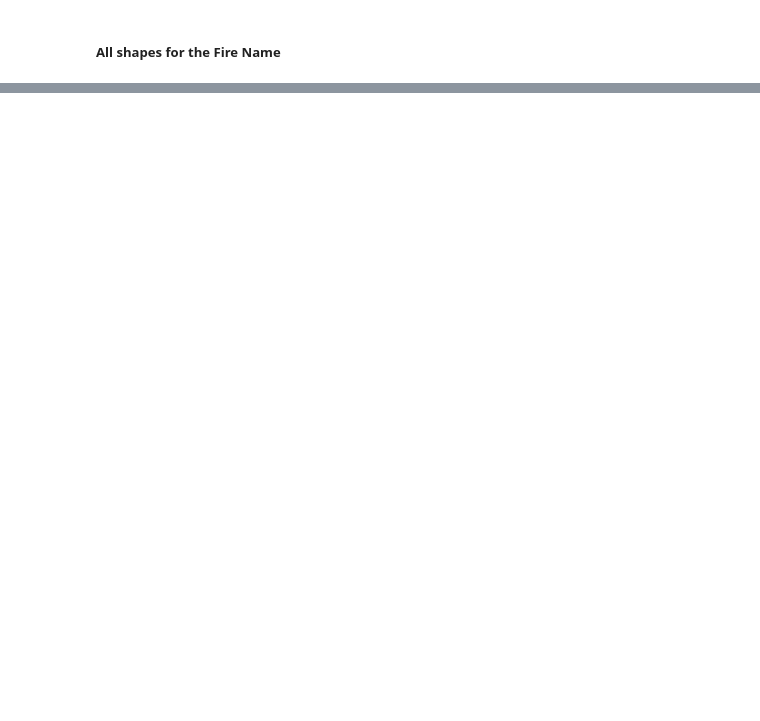
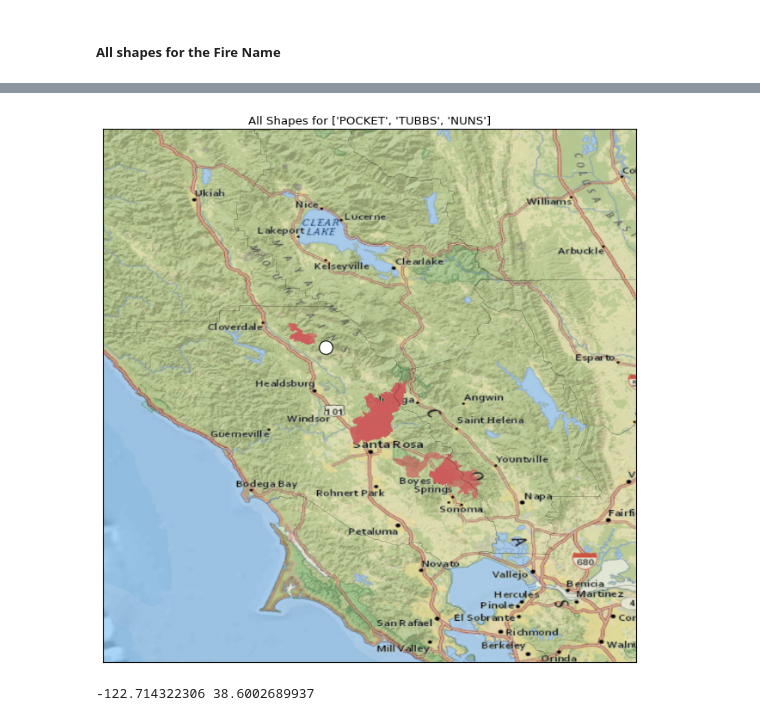
Before and after one commit to blaylockbk/pyBKB_v2, a Jupyter notebook: Fires_HRRR/fires_of_interest.ipynb, the cells around one changed output, grey strips where cells are left out. Saved outputs shown, nothing was run; the diff lists cells and outputs as text; code cells hidden in the pictures; blank space fills up the shorter version.

```diff
--- a/Fires_HRRR/fires_of_interest.ipynb
+++ b/Fires_HRRR/fires_of_interest.ipynb
@@ -217,3 +265,40 @@ mf.arcgisimage(service='World_Shaded_Relief', dpi=1000)
+# %%
+# Fire perimeter up to a certain date...
+plt.figure(1, figsize=[12, 10])
+patches = []
+
+# Shape by Fire Name and Last Date
+recent_date = date(2017, 10, 11)
+
+for i, [info, PERIM] in enumerate(zip(ms.perim_info, ms.perim)):
+    # Check if the boundary is one of the large active fires
+    if info['FIRENAME'].upper() in firename:
+        f = info['PERDATTIME']
+        draw_date = date(f[0], f[1], f[2])
+        if draw_date <= recent_date:
+            patches.append(Polygon(np.array(PERIM), True) )
+
+plt.gca().add_collection(PatchCollection(patches[:],
+                         facecolor='indianred',
+                         alpha=.65,
+                         edgecolor='k',
+                         linewidths=0,
+                         zorder=1))
+
+plt.title('All Shapes for %s' % firename)
+#mf.arcgisimage(service='World_Shaded_Relief', dpi=1000)
+mf.arcgisimage(service='NatGeo_World_Map', xpixels=800)
+
+# plot station site
+plt.scatter(-122.837058, 38.735086, s=200, color='white', edgecolor='k')
+m.drawcounties()
+plt.savefig('POCKET-TUBBS-NUNS', dpi=300, bbox_inches='tight')
+# %% [output]
+[figure, added]
+# %%
+print mean_lon, mean_lat
+# %% [output]
+-122.714322306 38.6002689937
 # %%
 info
 # %% [output]
```
Also changed, not shown: parts of 12 cells of this notebook, 15 other files.
